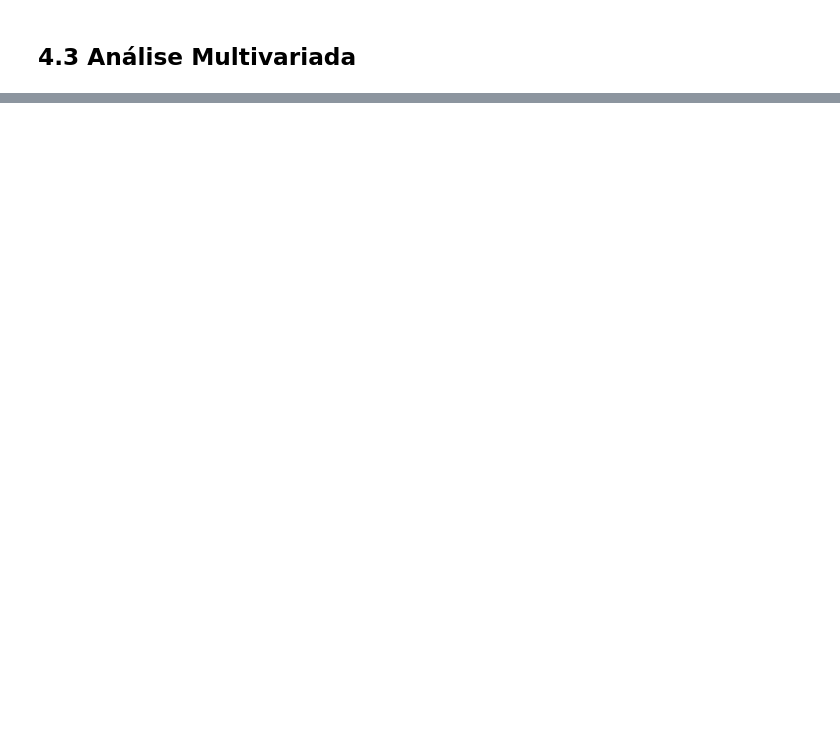
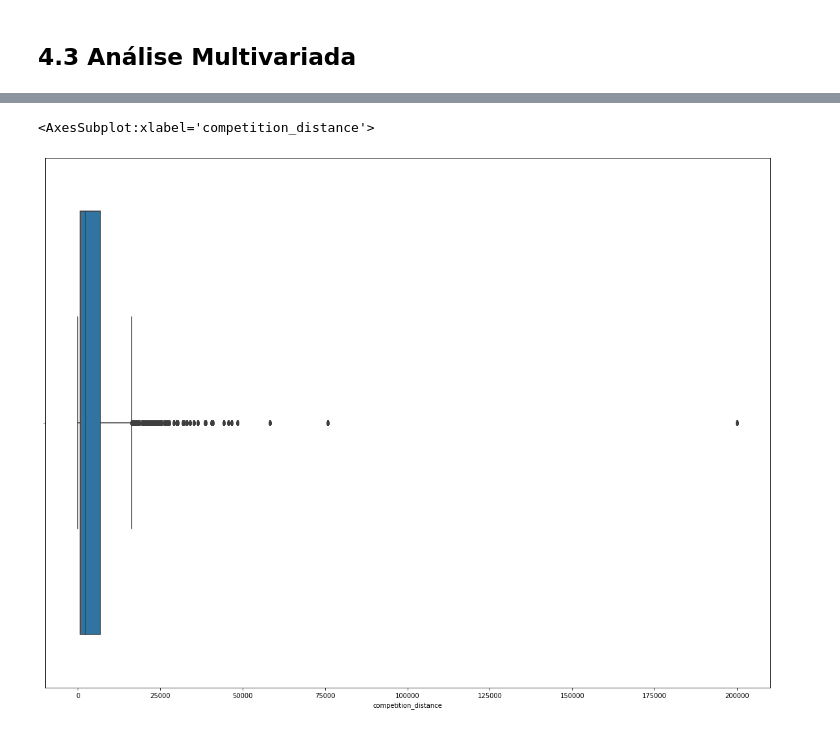
Before and after one commit to joaodequeiroz/Store-Sales-Prediction, a Jupyter notebook: m04_v01_store_sales_prediction.ipynb, the cells around one changed output, grey strips where cells are left out. Cells and saved outputs as stored; diff of their text form; code cells hidden in the pictures; blank space fills up the shorter version.

```diff
--- a/m04_v01_store_sales_prediction.ipynb
+++ b/m04_v01_store_sales_prediction.ipynb
@@ -823,0 +827,2 @@ sns.heatmap(d, annot=True);
+# %%
+ df5 = df4.copy()
@@ -823,0 +847,6 @@ sns.heatmap(d, annot=True);
+# %%
+plt.figure(figsize=(20,15))
+sns.boxplot(df5['competition_distance'])
+# %% [output]
+<AxesSubplot:xlabel='competition_distance'>
+[figure, added]
```
Also changed, not shown: parts of 71 cells of this notebook.
